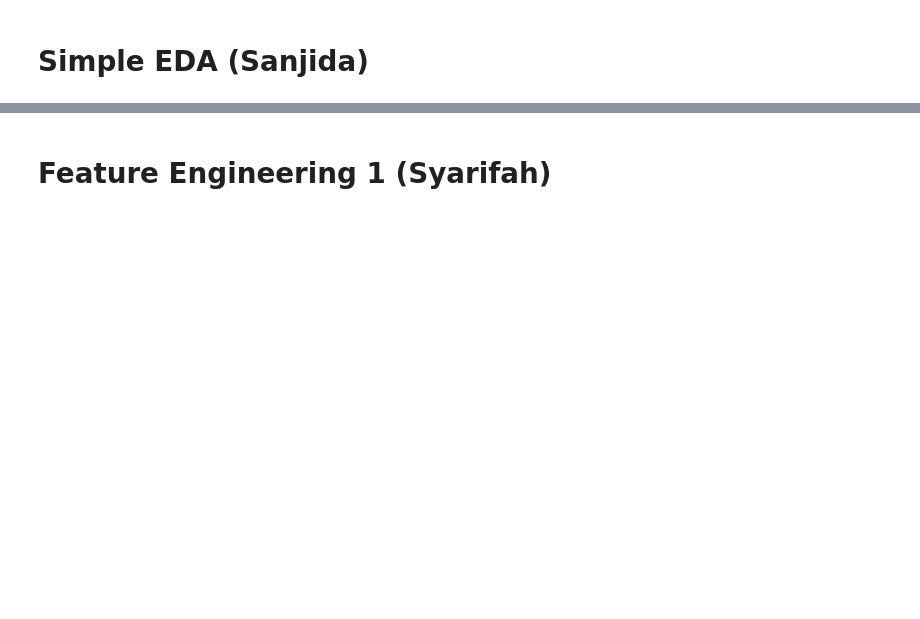
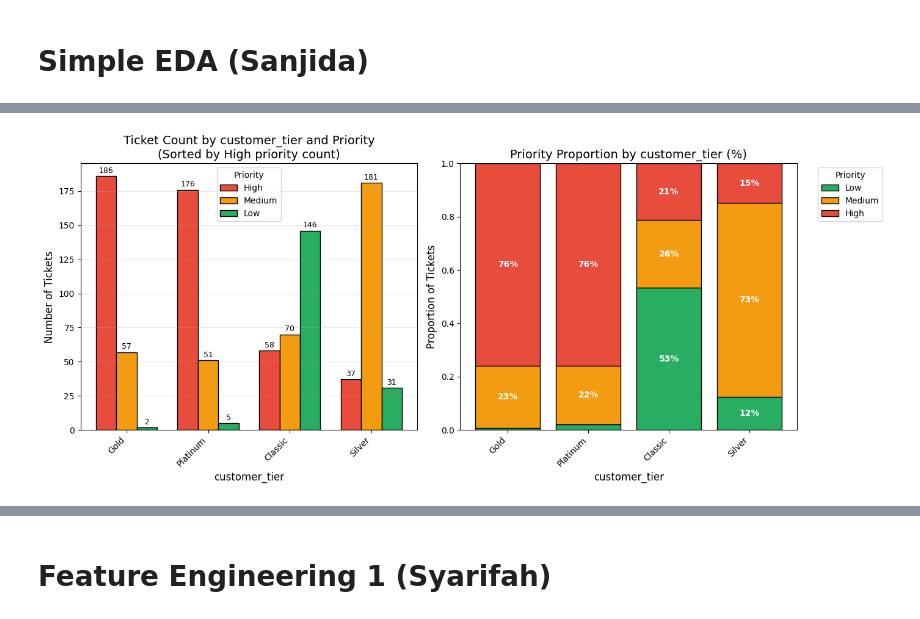
Before and after one commit to Bushraaaaaaaa/WIE3007-DMW-GroupAssignment, a Jupyter notebook: DMW_GroupProject.ipynb, the cells around one changed output, grey strips where cells are left out. Saved outputs shown, nothing was run; the diff lists cells and outputs as text; code cells hidden in the pictures; blank space fills up the shorter version.

```diff
--- a/DMW_GroupProject.ipynb
+++ b/DMW_GroupProject.ipynb
@@ -362,0 +894,91 @@ The urgent_flag primarily depends on linguistic patterns in the ticket_text colu
+# %%
+print("CATEGORICAL FEATURES ANALYSIS")
+
+categorical_features = ["customer_tier", "issue_type"]
+
+for feature in categorical_features:
+    print(f"\nAnalyzing: {feature}")
+
+    # Use complete cases for clean visualization
+    temp_df = df[[feature, 'priority']].copy()
+
+    if len(temp_df) > 0:
+        # Create cross-tabulation
+        cross_tab = pd.crosstab(temp_df[feature], temp_df['priority'])
+
+        # Sort by 'High' priority count (descending)
+        cross_tab['High'] = cross_tab.get('High', 0)
+        cross_tab = cross_tab.sort_values('High', ascending=False)
+
+        # Calculate proportions for each priority within category
+        cross_tab_prop = cross_tab.div(cross_tab.sum(axis=1), axis=0)
+
+        # Visualization 1: Grouped Bar Chart (Counts)
+        fig, (ax1, ax2) = plt.subplots(1, 2, figsize=(14, 6))
+
+        # Grouped bars for counts
+        x = np.arange(len(cross_tab))
+        width = 0.25
+
+        # Define consistent colors
+        priority_colors = {'High': '#e74c3c', 'Medium': '#f39c12', 'Low': '#27ae60'}
+
+        for i, priority in enumerate(['High', 'Medium', 'Low']):
+            if priority in cross_tab.columns:
+                offset = (i - 1) * width
+                bars = ax1.bar(x + offset, cross_tab[priority], width,
+                              label=priority, color=priority_colors[priority],
+                              edgecolor='black')
+
+                # Add count labels on bars
+                for bar in bars:
+                    height = bar.get_height()
+                    if height > 0:
+                        ax1.text(bar.get_x() + bar.get_width()/2., height + 1,
+                                f'{int(height)}', ha='center', va='bottom', fontsize=9)
+
+        ax1.set_xlabel(feature, fontsize=12)
+        ax1.set_ylabel('Number of Tickets', fontsize=12)
+        ax1.set_title(f'Ticket Count by {feature} and Priority\n(Sorted by High priority count)', fontsize=14)
+        ax1.set_xticks(x)
+        ax1.set_xticklabels(cross_tab.index, rotation=45, ha='right')
+        ax1.legend(title='Priority')
+        ax1.grid(axis='y', alpha=0.3)
+
+        # Visualization 2: Stacked Percentage Bar Chart
+        bottom = np.zeros(len(cross_tab_prop))
+
+        for priority in ['Low', 'Medium', 'High']:  # Reverse order for stacking
+            if priority in cross_tab_prop.columns:
+                ax2.bar(cross_tab_prop.index, cross_tab_prop[priority],
+                       bottom=bottom, label=priority,
+                       color=priority_colors[priority], edgecolor='black')
+                bottom += cross_tab_prop[priority].values
+
+        ax2.set_xlabel(feature, fontsize=12)
+        ax2.set_ylabel('Proportion of Tickets', fontsize=12)
+        ax2.set_title(f'Priority Proportion by {feature} (%)', fontsize=14)
+        ax2.set_xticks(range(len(cross_tab_prop)))
+        ax2.set_xticklabels(cross_tab_prop.index, rotation=45, ha='right')
+        ax2.legend(title='Priority', bbox_to_anchor=(1.05, 1), loc='upper left')
+        ax2.set_ylim(0, 1)
+
+        # Add percentage labels
+        for i, (idx, row) in enumerate(cross_tab_prop.iterrows()):
+            bottom = 0
+            for priority in ['Low', 'Medium', 'High']:
+                if priority in row:
+                    value = row[priority]
+                    if value > 0.1:  # Only label significant segments
+                        ax2.text(i, bottom + value/2, f'{value:.0%}',
+                                ha='center', va='center', color='white', fontweight='bold')
+                    bottom += value
+
+        plt.tight_layout()
+        plt.show()
+
+        # Print summary statistics
+        print(f"  Categories: {len(cross_tab)}")
+        print(f"  Highest High priority: {cross_tab.index[0]} ({cross_tab_prop.loc[cross_tab.index[0], 'High']:.1%})")
+        print(f"  Lowest High priority: {cross_tab.index[-1]} ({cross_tab_prop.loc[cross_tab.index[-1], 'High']:.1%})")
+# %% [output]
@@ -362,0 +988 @@ The urgent_flag primarily depends on linguistic patterns in the ticket_text colu
+[figure, added]
```
Also changed, not shown: parts of 100 cells of this notebook.
